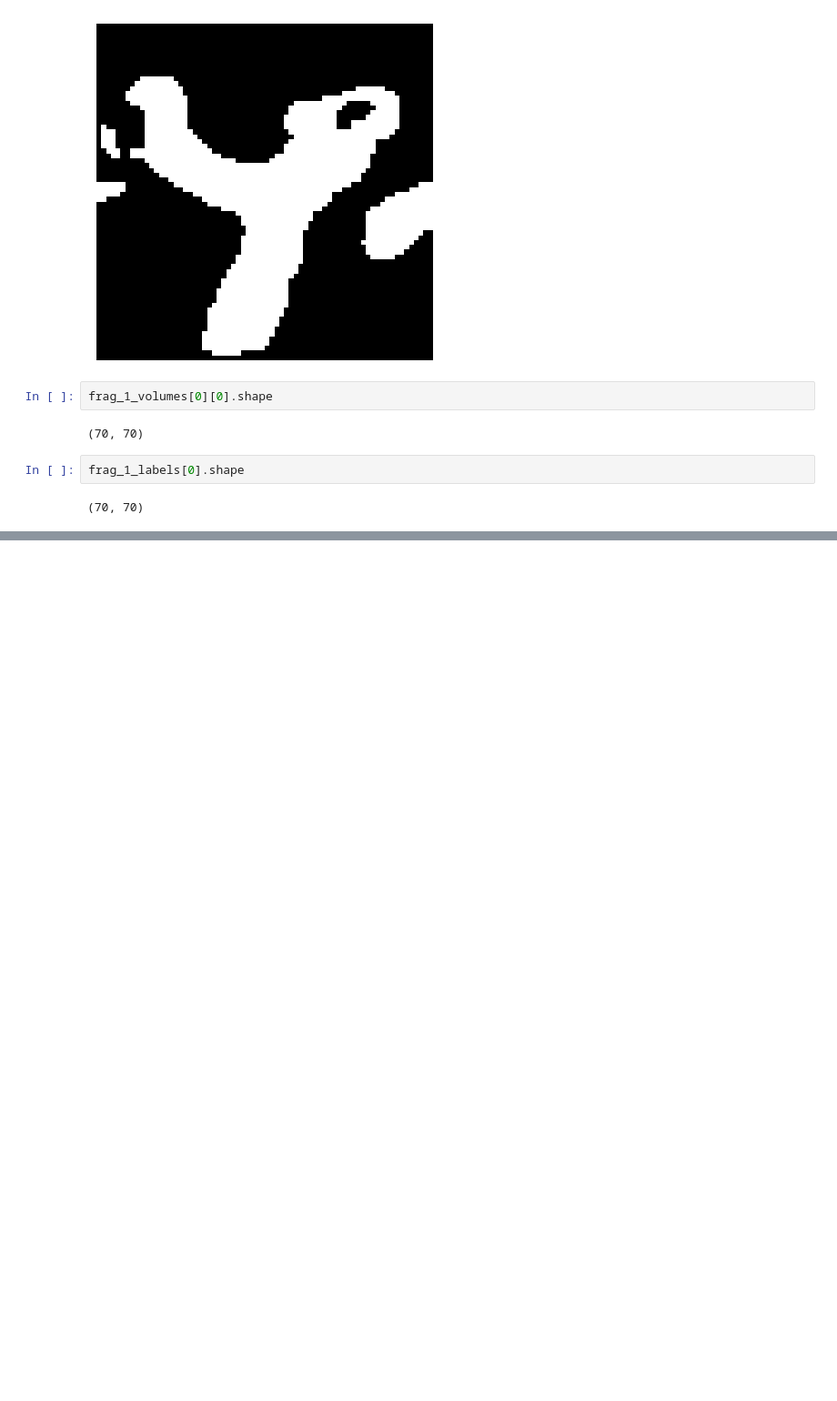
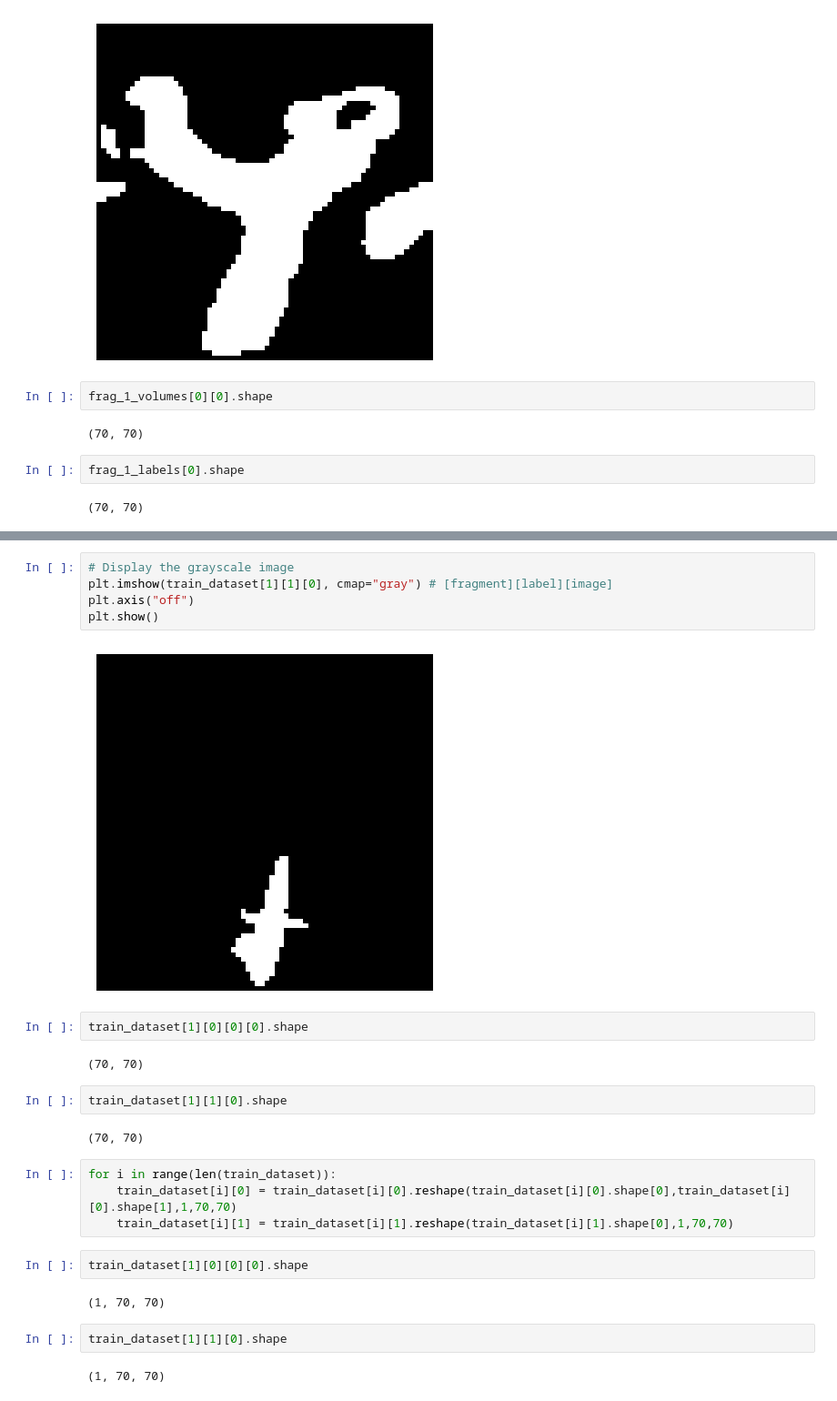
Before and after one commit to Wishmitha/Vesuvius, a Jupyter notebook: ink_detection/ink_detection_unet.ipynb, the cells around one changed output, grey strips where cells are left out. Shown at 91% size. Drawn from its saved outputs; the diff is of its cells as text; blank space fills up the shorter version.

```diff
--- a/ink_detection/ink_detection_unet.ipynb
+++ b/ink_detection/ink_detection_unet.ipynb
@@ -83,0 +110,27 @@ frag_1_labels[0].shape
+# %%
+# Display the grayscale image
+plt.imshow(train_dataset[1][1][0], cmap="gray") # [fragment][label][image]
+plt.axis("off")
+plt.show()
+# %% [output]
+[figure, added]
+# %%
+train_dataset[1][0][0][0].shape
+# %% [output]
+(70, 70)
+# %%
+train_dataset[1][1][0].shape
+# %% [output]
+(70, 70)
+# %%
+for i in range(len(train_dataset)):
+    train_dataset[i][0] = train_dataset[i][0].reshape(train_dataset[i][0].shape[0],train_dataset[i][0].shape[1],1,70,70)
+    train_dataset[i][1] = train_dataset[i][1].reshape(train_dataset[i][1].shape[0],1,70,70)
+# %%
+train_dataset[1][0][0][0].shape
+# %% [output]
+(1, 70, 70)
+# %%
+train_dataset[1][1][0].shape
+# %% [output]
+(1, 70, 70)
```
Also changed, not shown: parts of 5 cells of this notebook.
